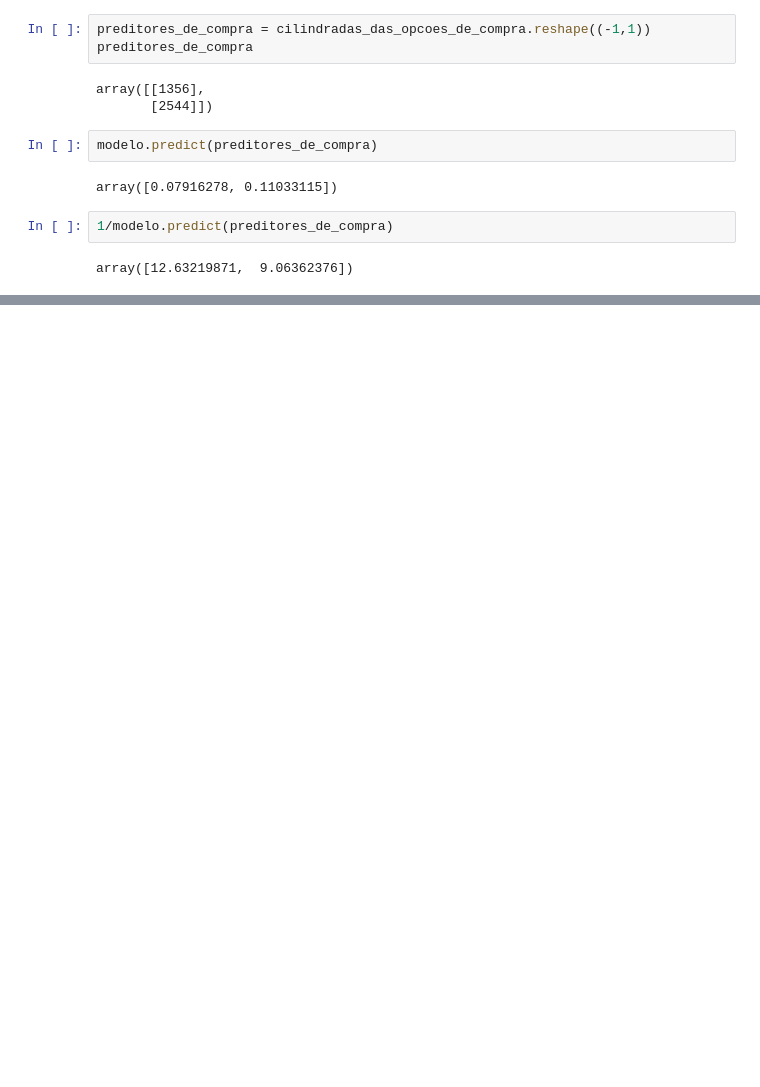
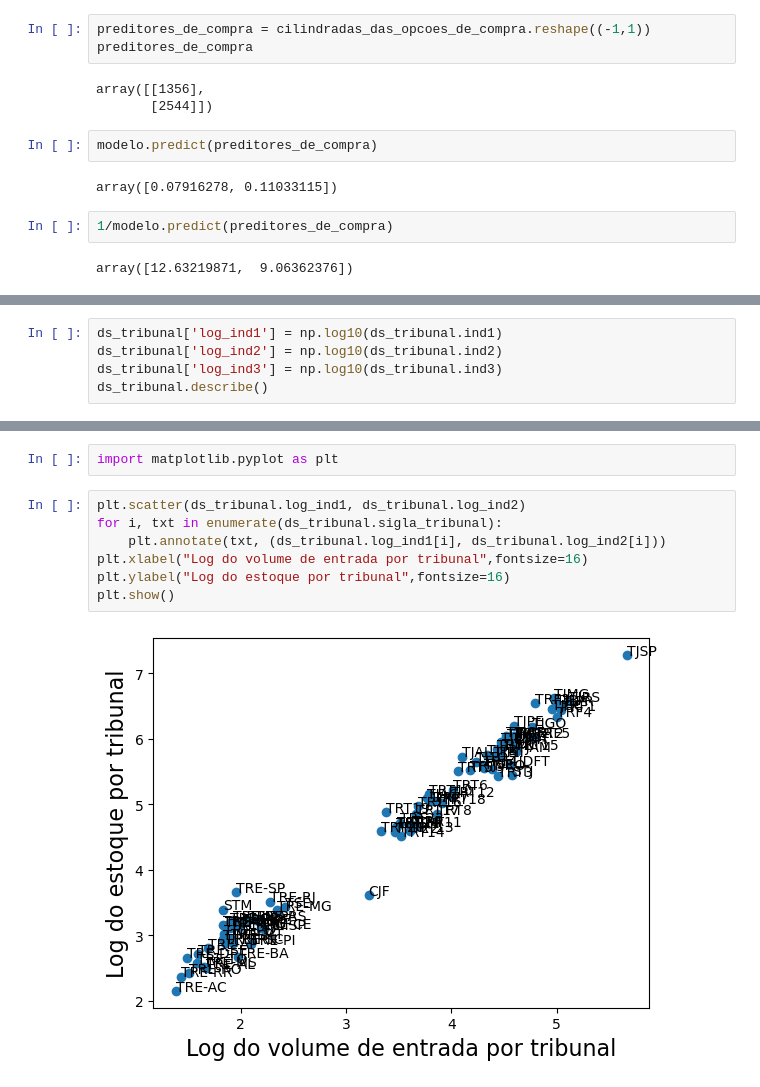
Before and after one commit to penasta/NLP, a Jupyter notebook: niajus_curso2.ipynb, the cells around one changed output, grey strips where cells are left out. Cells and saved outputs as stored; diff of their text form; blank space fills up the shorter version.

```diff
--- a/niajus_curso2.ipynb
+++ b/niajus_curso2.ipynb
@@ -75,0 +195,5 @@ array([12.63219871,  9.06362376])
+# %%
+ds_tribunal['log_ind1'] = np.log10(ds_tribunal.ind1)
+ds_tribunal['log_ind2'] = np.log10(ds_tribunal.ind2)
+ds_tribunal['log_ind3'] = np.log10(ds_tribunal.ind3)
+ds_tribunal.describe()
@@ -75,0 +210,11 @@ array([12.63219871,  9.06362376])
+# %%
+import matplotlib.pyplot as plt
+# %%
+plt.scatter(ds_tribunal.log_ind1, ds_tribunal.log_ind2)
+for i, txt in enumerate(ds_tribunal.sigla_tribunal):
+    plt.annotate(txt, (ds_tribunal.log_ind1[i], ds_tribunal.log_ind2[i]))
+plt.xlabel("Log do volume de entrada por tribunal",fontsize=16)
+plt.ylabel("Log do estoque por tribunal",fontsize=16)
+plt.show()
+# %% [output]
+[figure, added]
```
Also changed, not shown: parts of 19 cells of this notebook.
